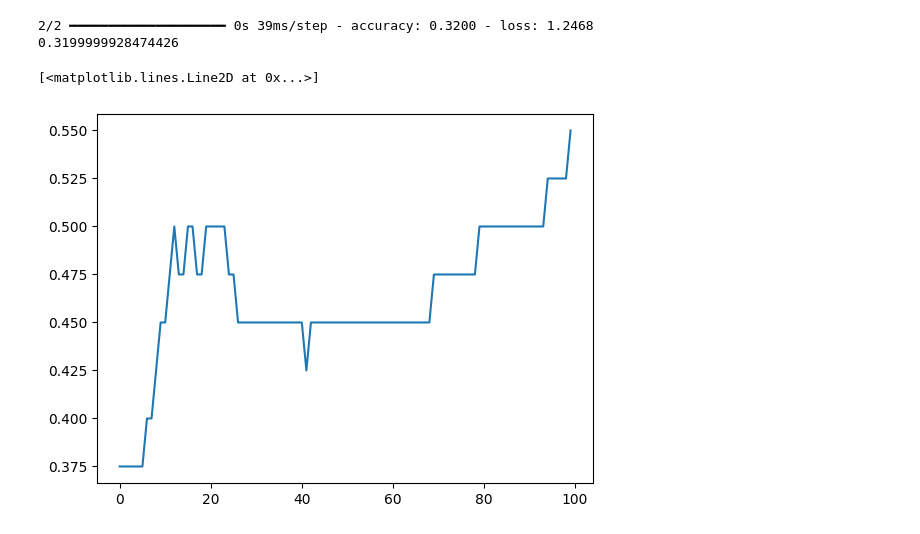
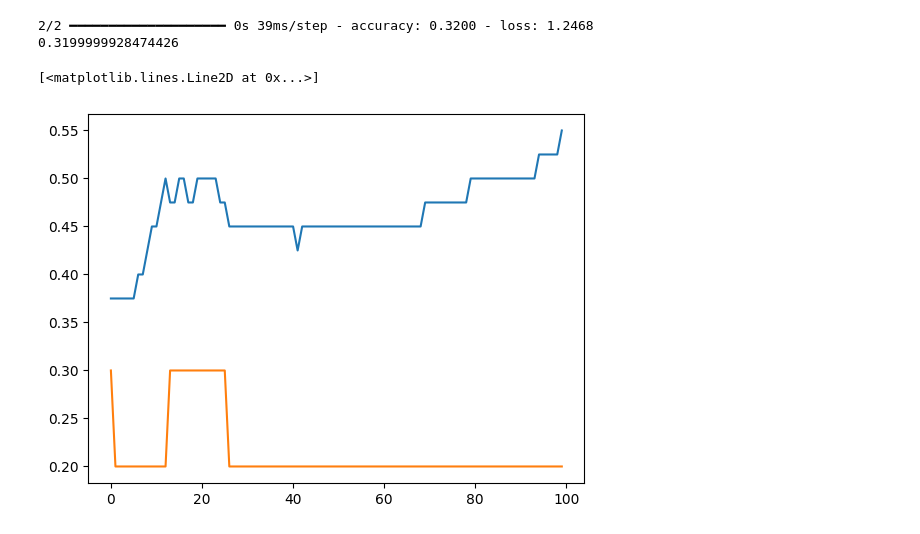
Before and after one commit to AnushkaJagtap22/AI-ML-DEVELOPER, a Jupyter notebook: DeepLearning/ANN.ipynb, the cells around one changed output. Cells and saved outputs as stored; diff of their text form; code cells hidden in the pictures.

```diff
--- a/DeepLearning/ANN.ipynb
+++ b/DeepLearning/ANN.ipynb
@@ -179,7 +179,7 @@ print(acc)
 0.3199999928474426
 # %%
 plt.plot(history.history['accuracy'],label = 'train acc')
-plt.plot(history.history['accuracy'],label = 'train acc')
+plt.plot(history.history['val_accuracy'],label = 'train acc')
 # %% [output]
 [<matplotlib.lines.Line2D at 0x...>]
-[figure, old version]
+[figure, new version]
```
